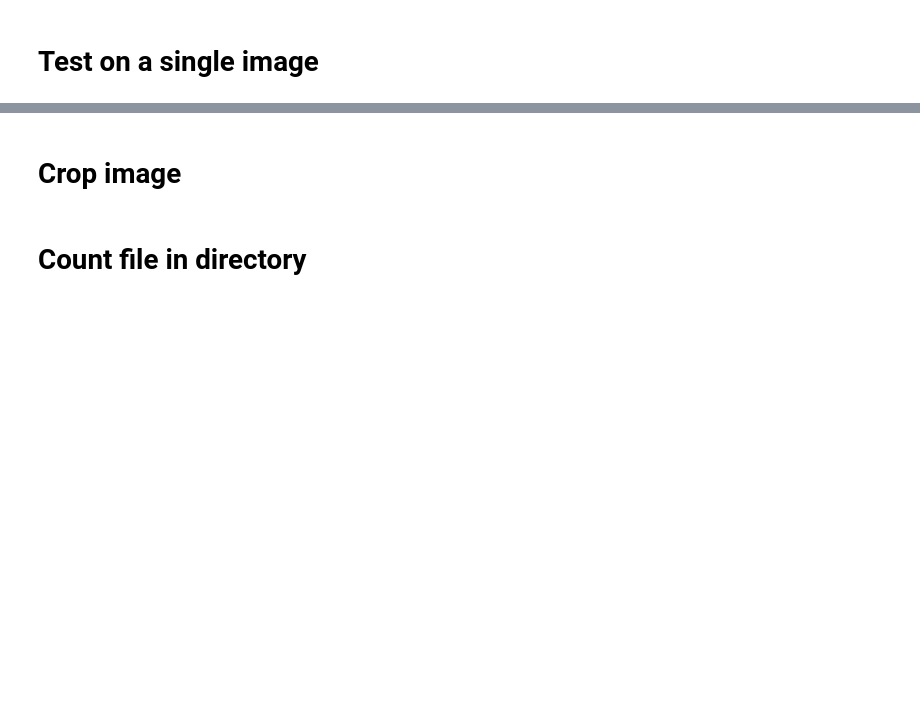
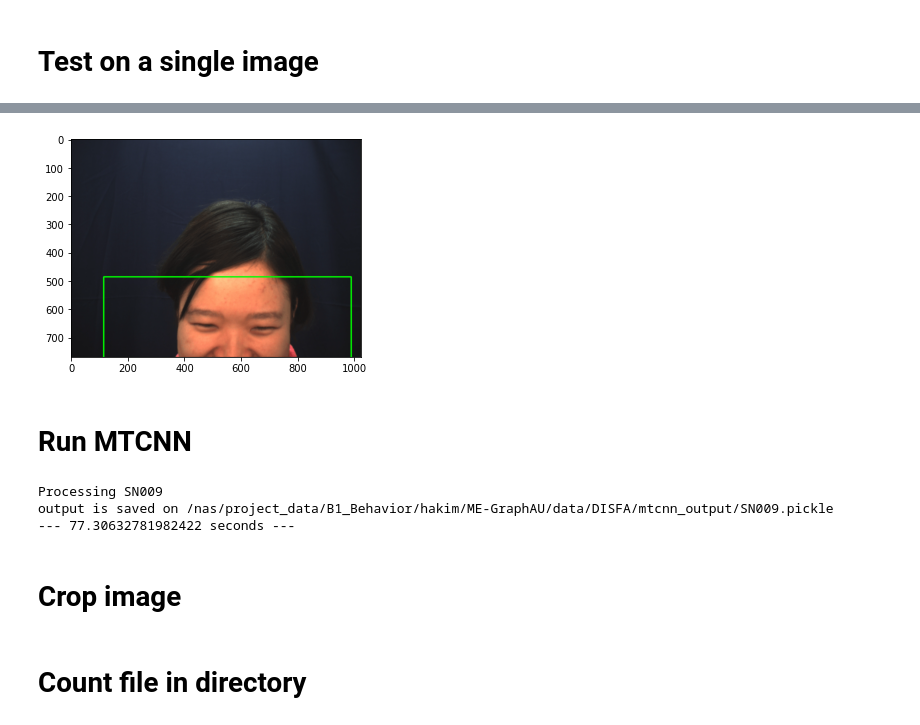
Before and after one commit to mluqmanhakim/personality-recognition, a Jupyter notebook: ME-GraphAU/MTCNN-pytorch.ipynb, the cells around one changed output, grey strips where cells are left out. Drawn from its saved outputs; the diff is of its cells as text; code cells hidden in the pictures; blank space fills up the shorter version.

```diff
--- a/ME-GraphAU/MTCNN-pytorch.ipynb
+++ b/ME-GraphAU/MTCNN-pytorch.ipynb
@@ -54,6 +67,53 @@ show_img(img_path, boxes[0])
 # %%
-s_box = rescale_box(list(boxes[0]), 1.3)
+s_box = rescale_box(boxes[0], 1)
 show_img(img_path, s_box)
+# %% [output]
+[figure, added]
+# %% [markdown]
+# Run MTCNN
+# %%
+start_time = time.time()
+video_names = ['SN009']
+input_dir = "/nas/project_data/B1_Behavior/hakim/ME-GraphAU/data/DISFA/frames"
+batch_size = 32
+mtcnn = MTCNN(keep_all=True, device='cuda:0')
+
+for v in video_names:
+    print(f'Processing {v}')
+    frames = []
+    boxes = []
+    landmarks = []
+    probs = []
+    img_dir = os.path.join(input_dir, v)
+    files_count = len([name for name in os.listdir(img_dir)])
+
+    for i in range(files_count):
+        filename = str(i+1) + '.png'
+        img_path = os.path.join(img_dir, filename)
+        img = cv2.cvtColor(cv2.imread(img_path), cv2.COLOR_BGR2RGB)
+        frame = Image.fromarray(img)
+        frames.append(frame)
+
+        if (len(frames) == batch_size or (i+1 == files_count)):
+            batch_boxes, batch_probs, batch_landmarks = mtcnn.detect(frames, landmarks=True)
+            boxes.extend(batch_boxes)
+            landmarks.extend(batch_landmarks)
+            probs.extend(batch_probs)
+            frames = []
+
+    output = {'boxes': boxes, 'probs': probs, 'landmarks': landmarks}
+    out_filename = v + ".pickle"
+    out_path = os.path.join('/nas/project_data/B1_Behavior/hakim/ME-GraphAU/data/DISFA/mtcnn_output', out_filename)
+    outfile = open(out_path, 'wb')
+    pickle.dump(output, outfile)
+    outfile.close()
+    print(f'output is saved on {out_path}')
+
+print("--- %s seconds ---" % (time.time() - start_time))
+# %% [output]
+Processing SN009
+output is saved on /nas/project_data/B1_Behavior/hakim/ME-GraphAU/data/DISFA/mtcnn_output/SN009.pickle
+--- 77.30632781982422 seconds ---
 # %% [markdown]
 # Crop image
 # %%
```
Also changed, not shown: parts of 24 cells of this notebook, 5 other files.
